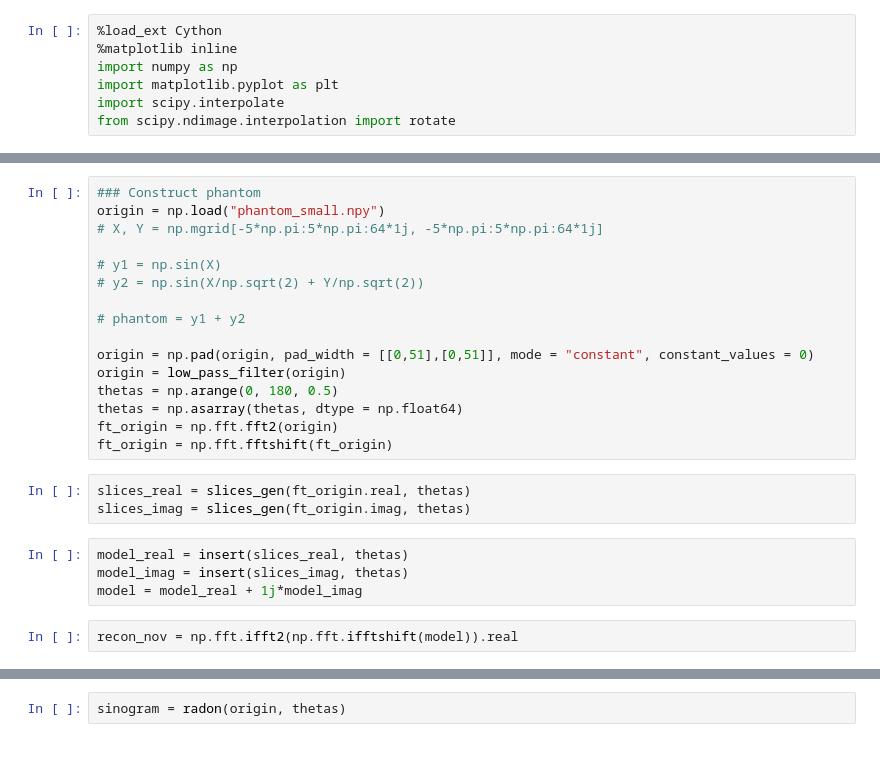
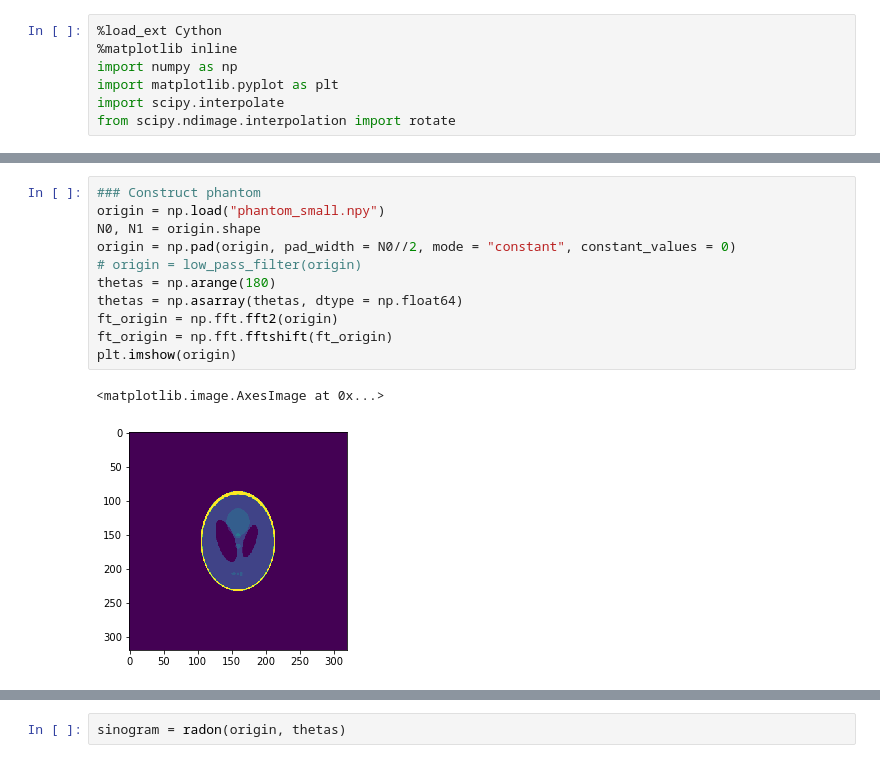
Before and after one commit to Varato/image_recon, a Jupyter notebook: recon_algo_study.ipynb, the cells around one changed output, grey strips where cells are left out. Drawn from its saved outputs; the diff is of its cells as text.

```diff
--- a/recon_algo_study.ipynb
+++ b/recon_algo_study.ipynb
@@ -168,25 +154,14 @@ def insert(np.ndarray[np.float64_t, ndim = 2] slices, np.ndarray[np.float64_t, n
 # %%
 ### Construct phantom
 origin = np.load("phantom_small.npy")
-# X, Y = np.mgrid[-5*np.pi:5*np.pi:64*1j, -5*np.pi:5*np.pi:64*1j]
-
-# y1 = np.sin(X)
-# y2 = np.sin(X/np.sqrt(2) + Y/np.sqrt(2))
-
-# phantom = y1 + y2
-
-origin = np.pad(origin, pad_width = [[0,51],[0,51]], mode = "constant", constant_values = 0)
-origin = low_pass_filter(origin)
-thetas = np.arange(0, 180, 0.5)
+N0, N1 = origin.shape
+origin = np.pad(origin, pad_width = N0//2, mode = "constant", constant_values = 0)
+# origin = low_pass_filter(origin)
+thetas = np.arange(180)
 thetas = np.asarray(thetas, dtype = np.float64)
 ft_origin = np.fft.fft2(origin)
 ft_origin = np.fft.fftshift(ft_origin)
+plt.imshow(origin)
+# %% [output]
+<matplotlib.image.AxesImage at 0x...>
+[figure, added]
-# %%
-slices_real = slices_gen(ft_origin.real, thetas)
-slices_imag = slices_gen(ft_origin.imag, thetas)
-# %%
-model_real = insert(slices_real, thetas)
-model_imag = insert(slices_imag, thetas)
-model = model_real + 1j*model_imag
-# %%
-recon_nov = np.fft.ifft2(np.fft.ifftshift(model)).real
```
Also changed, not shown: parts of 9 cells of this notebook, 1 other file.
